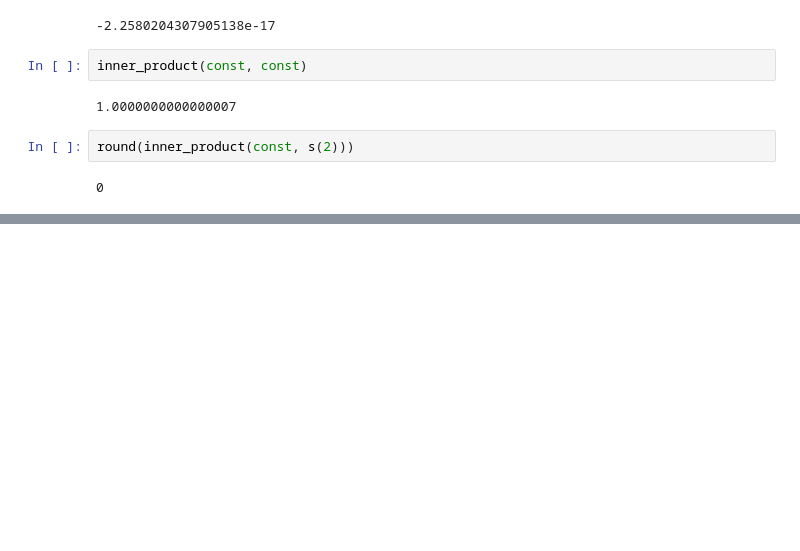
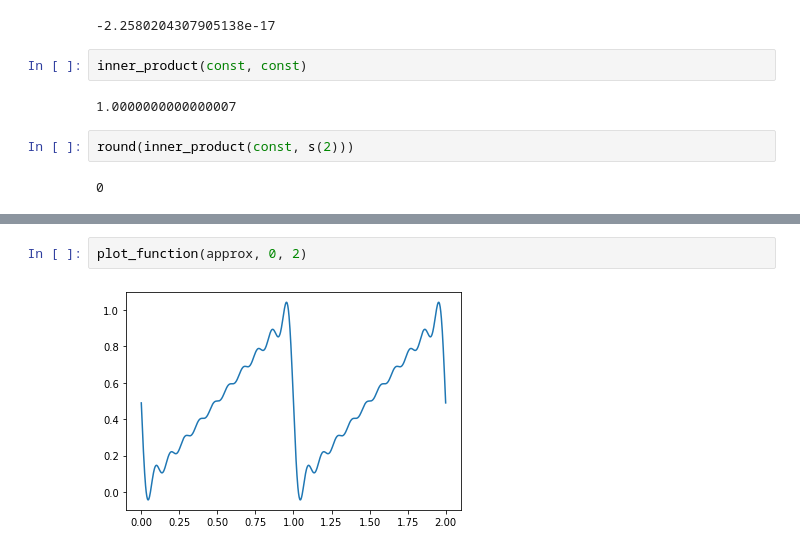
Before and after one commit to sergiovasquez122/Mathematics-for-programmers, a Jupyter notebook: chapter13.ipynb, the cells around one changed output, grey strips where cells are left out. Drawn from its saved outputs; the diff is of its cells as text; blank space fills up the shorter version.

```diff
--- a/chapter13.ipynb
+++ b/chapter13.ipynb
@@ -229,0 +250,4 @@ round(inner_product(const, s(2)))
+# %%
+plot_function(approx, 0, 2)
+# %% [output]
+[figure, added]
```
Also changed, not shown: parts of 6 cells of this notebook.
